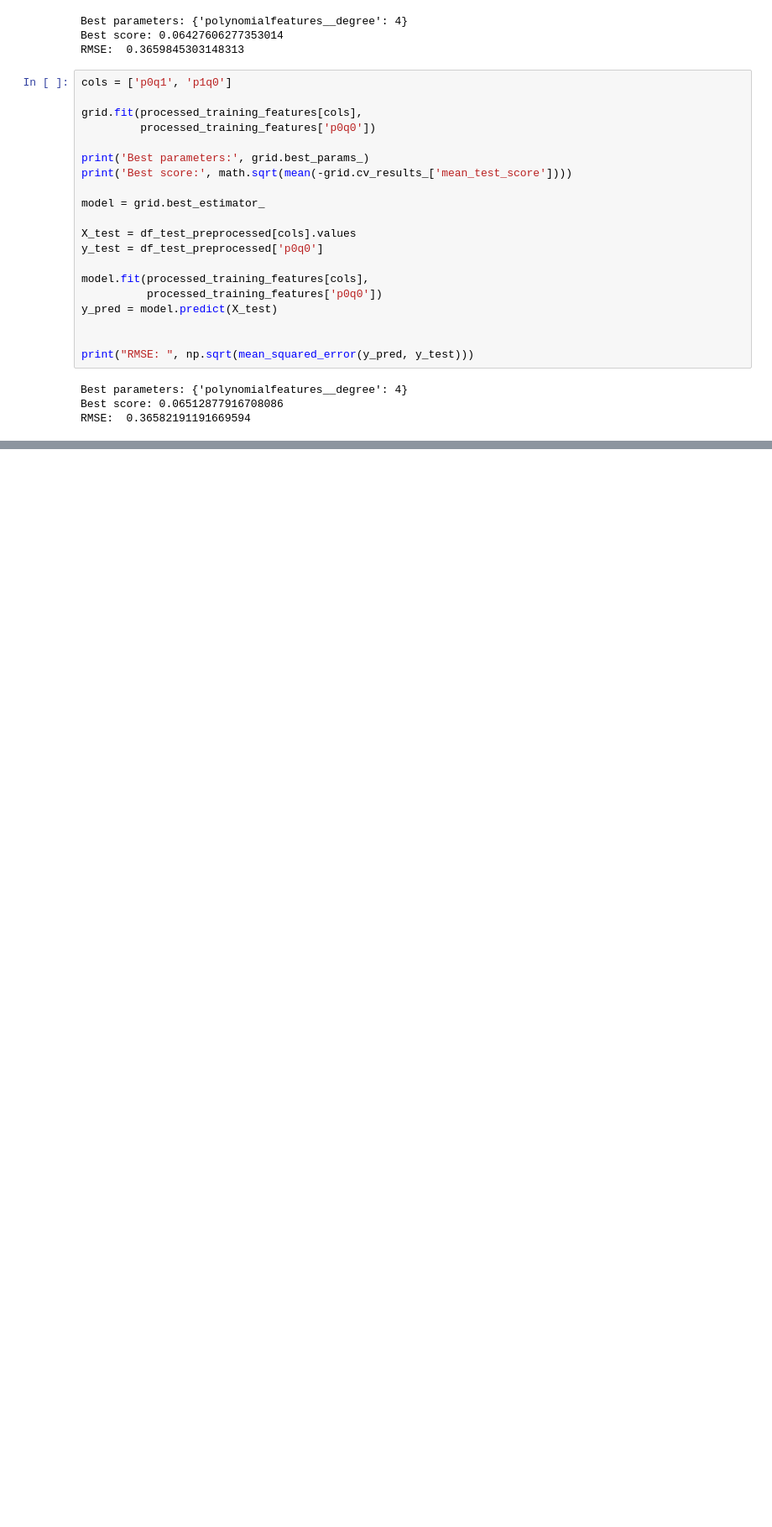
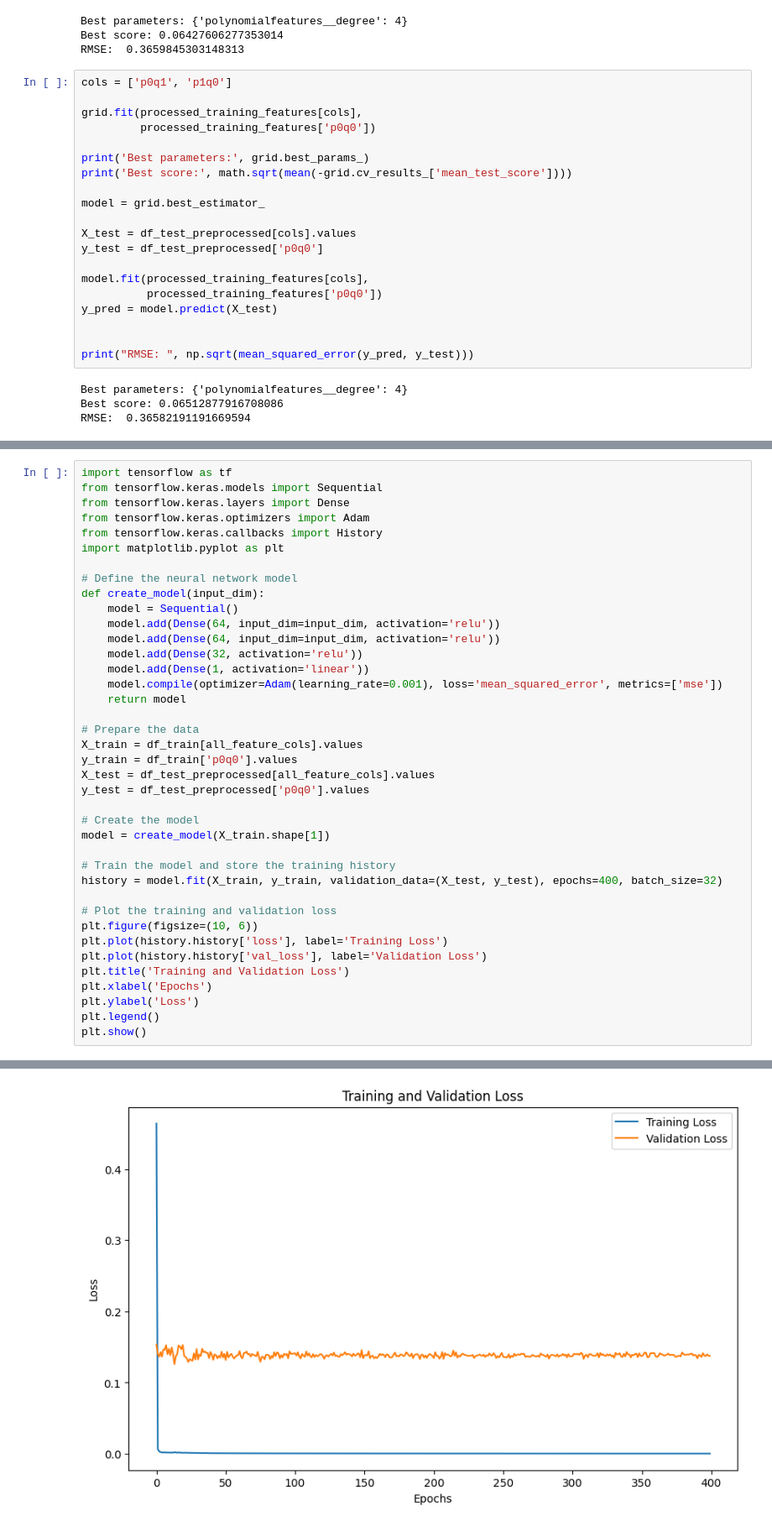
Before and after one commit to ArthurMbraga/machine-learning-project-CSC7201, a Jupyter notebook: project.ipynb, the cells around one changed output, grey strips where cells are left out. Shown at 84% size. Cells and saved outputs as stored; diff of their text form; blank space fills up the shorter version.

```diff
--- a/project.ipynb
+++ b/project.ipynb
@@ -789,0 +933,40 @@ RMSE:  0.36582191191669594
+# %%
+import tensorflow as tf
+from tensorflow.keras.models import Sequential
+from tensorflow.keras.layers import Dense
+from tensorflow.keras.optimizers import Adam
+from tensorflow.keras.callbacks import History
+import matplotlib.pyplot as plt
+
+# Define the neural network model
+def create_model(input_dim):
+    model = Sequential()
+    model.add(Dense(64, input_dim=input_dim, activation='relu'))
+    model.add(Dense(64, input_dim=input_dim, activation='relu'))
+    model.add(Dense(32, activation='relu'))
+    model.add(Dense(1, activation='linear'))
+    model.compile(optimizer=Adam(learning_rate=0.001), loss='mean_squared_error', metrics=['mse'])
+    return model
+
+# Prepare the data
+X_train = df_train[all_feature_cols].values
+y_train = df_train['p0q0'].values
+X_test = df_test_preprocessed[all_feature_cols].values
+y_test = df_test_preprocessed['p0q0'].values
+
+# Create the model
+model = create_model(X_train.shape[1])
+
+# Train the model and store the training history
+history = model.fit(X_train, y_train, validation_data=(X_test, y_test), epochs=400, batch_size=32)
+
+# Plot the training and validation loss
+plt.figure(figsize=(10, 6))
+plt.plot(history.history['loss'], label='Training Loss')
+plt.plot(history.history['val_loss'], label='Validation Loss')
+plt.title('Training and Validation Loss')
+plt.xlabel('Epochs')
+plt.ylabel('Loss')
+plt.legend()
+plt.show()
+# %% [output]
@@ -789,0 +991 @@ RMSE:  0.36582191191669594
+[figure, added]
```
Also changed, not shown: parts of 21 cells of this notebook, 1 other file.
